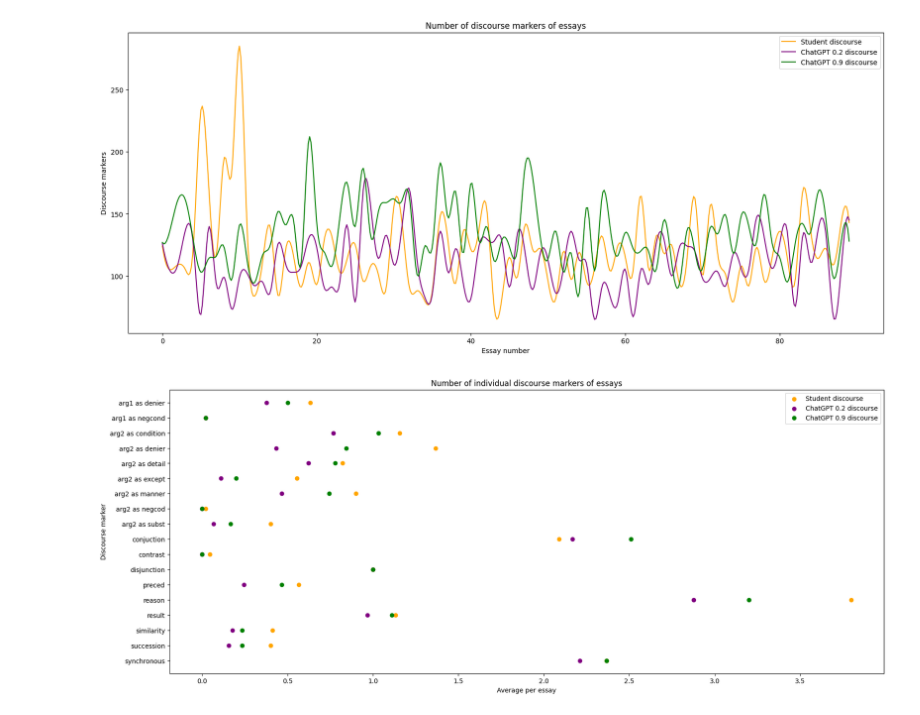
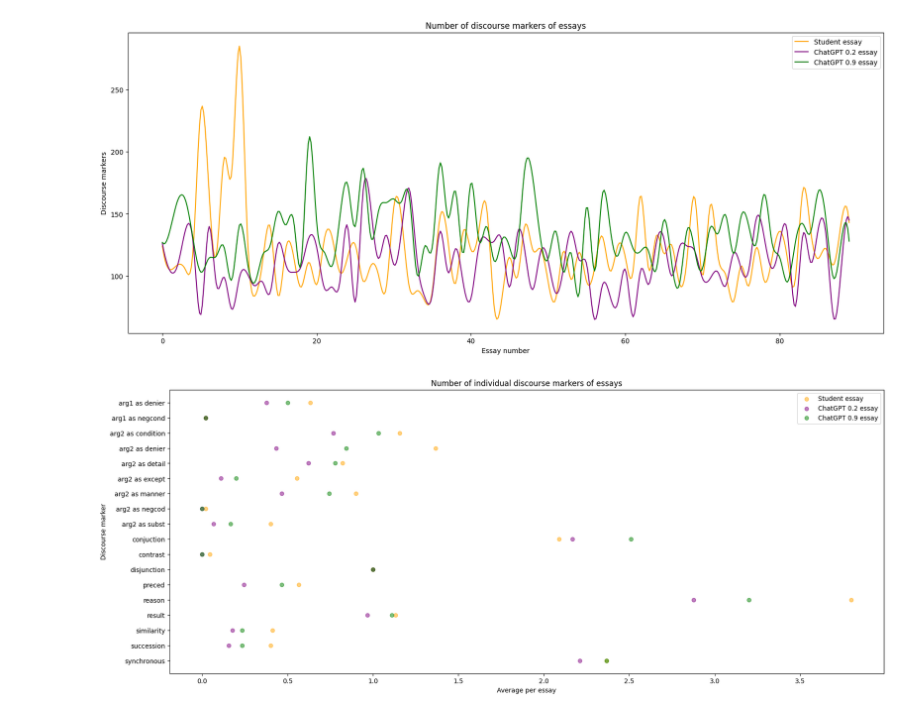
Before and after one commit to schind55/npl_project, a Jupyter notebook: discourse_analysis.ipynb, the cells around one changed output. Drawn from its saved outputs; the diff is of its cells as text; code cells hidden in the pictures.

```diff
--- a/discourse_analysis.ipynb
+++ b/discourse_analysis.ipynb
@@ -36,16 +37,17 @@ essays["Student discourse"] = essays["Student Essay"].apply(lambda x: count_disc
 essays["ChatGPT 0.2 discourse"] = essays["ChatGPT Essay 0.2"].apply(lambda x: count_discourse_markers(x))
 essays["ChatGPT 0.9 discourse"] = essays["ChatGPT Essay 0.9"].apply(lambda x: count_discourse_markers(x))
 # %%
-plot_smooth(essays["Unnamed: 0"], essays["Student discourse"], "Student discourse", "orange")
-plot_smooth(essays["Unnamed: 0"], essays["ChatGPT 0.2 discourse"], "ChatGPT 0.2 discourse", "purple")
-plot_smooth(essays["Unnamed: 0"], essays["ChatGPT 0.9 discourse"], "ChatGPT 0.9 discourse", "green")
+
+plot_smooth(essays["Unnamed: 0"], essays["Student discourse"], "Student essay", "orange")
+plot_smooth(essays["Unnamed: 0"], essays["ChatGPT 0.2 discourse"], "ChatGPT 0.2 essay", "purple")
+plot_smooth(essays["Unnamed: 0"], essays["ChatGPT 0.9 discourse"], "ChatGPT 0.9 essay", "green")
 plt.xlabel("Essay number")
 plt.ylabel("Discourse markers")
 plt.title("Number of discourse markers of essays")
 plt.legend()
 plt.show()
 # %% [output]
-[figure, old version]
+[figure, new version]
 # %%
 all_modals = []
 for marker in discourse.itertuples():
@@ -81,15 +83,15 @@ def plot_modals(x, y, label, color):
     y_ = []
     for i in range(len(y)):
         y_.append(y[i].replace('_', ' '))
-    plt.scatter(x, y_, label = label, color = color)
+    plt.scatter(x, y_, label = label, color = color, alpha=0.5)
 # %%
-plot_modals(x = calculate_sum("Student Essay"), y = all_modals, label = "Student discourse", color = "orange")
-plot_modals(x = calculate_sum("ChatGPT Essay 0.2"), y = all_modals, label = "ChatGPT 0.2 discourse", color = "purple")
-plot_modals(x = calculate_sum("ChatGPT Essay 0.9"), y = all_modals, label = "ChatGPT 0.9 discourse", color = "green")
+plot_modals(x = calculate_sum("Student Essay"), y = all_modals, label = "Student essay", color = "orange")
+plot_modals(x = calculate_sum("ChatGPT Essay 0.2"), y = all_modals, label = "ChatGPT 0.2 essay", color = "purple")
+plot_modals(x = calculate_sum("ChatGPT Essay 0.9"), y = all_modals, label = "ChatGPT 0.9 essay", color = "green")
 plt.xlabel("Average per essay")
 plt.ylabel("Discourse marker")
 plt.title("Number of individual discourse markers of essays")
 plt.legend()
 plt.show()
 # %% [output]
-[figure, old version]
+[figure, new version]
```
Also changed, not shown: parts of 2 cells of this notebook, 4 other files.
